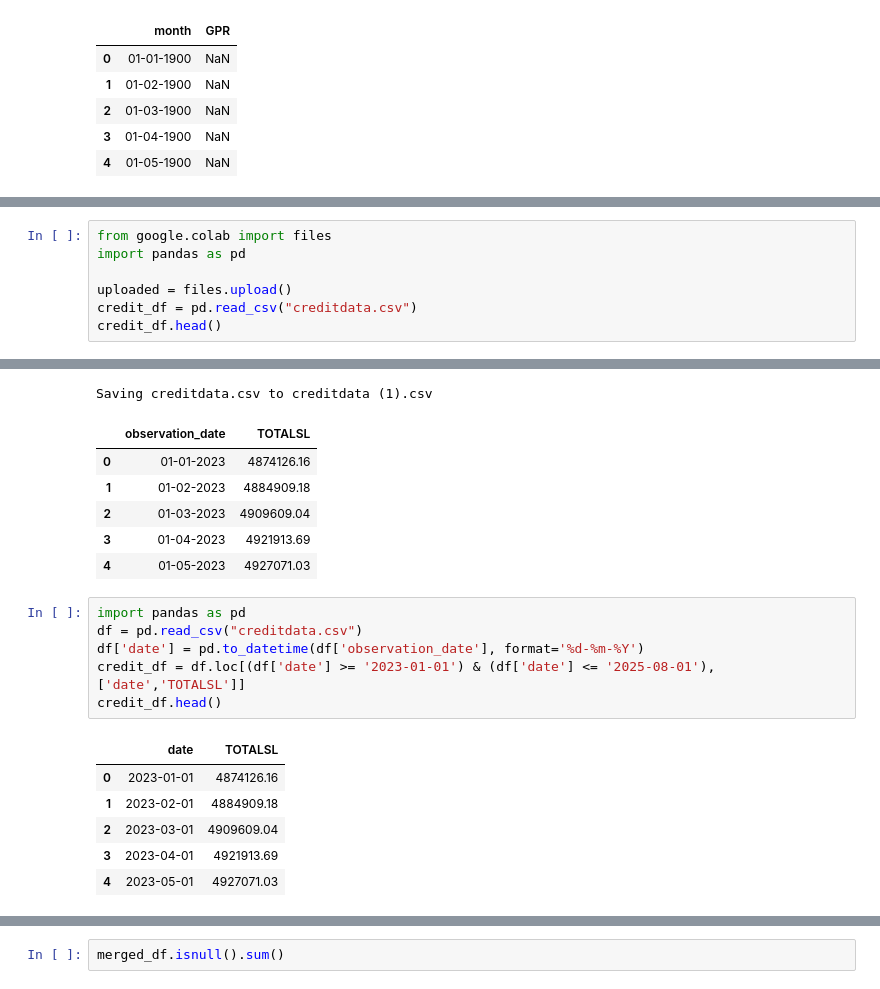
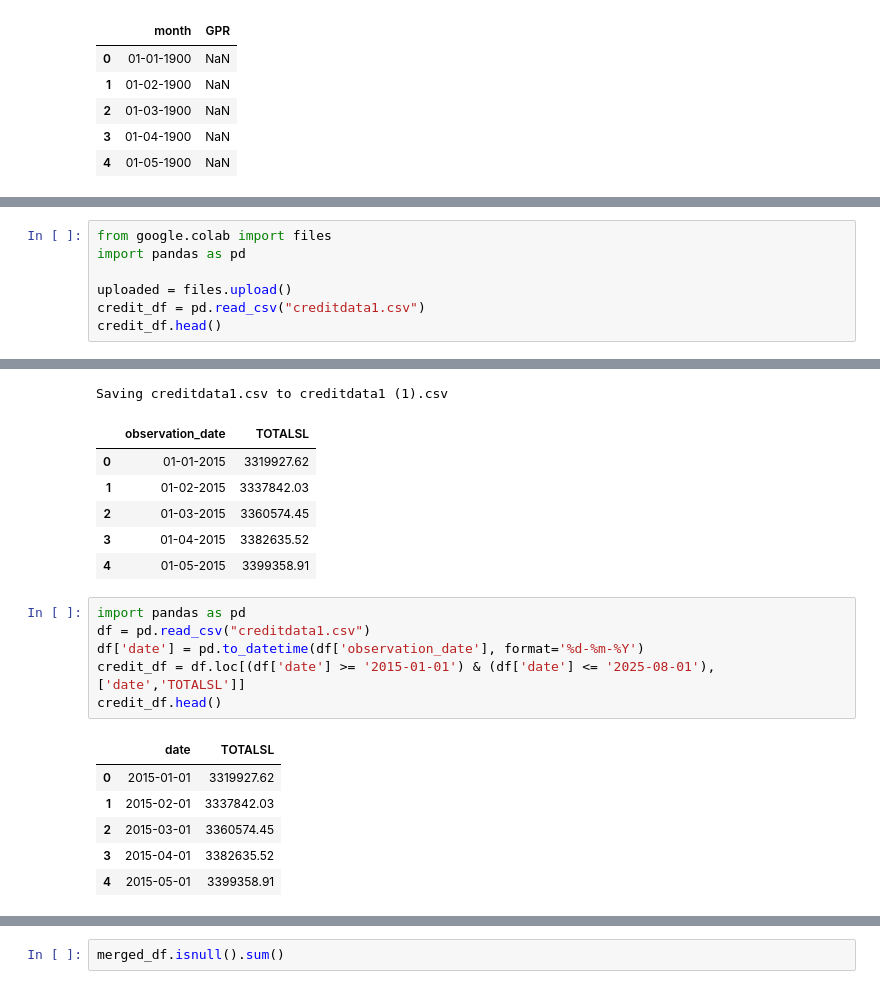
Before and after one commit to anjalirephy-code/GPR_Credit_Analysis, a Jupyter notebook: Geopolitical_Risk_Impact.ipynb, the cells around one changed output, grey strips where cells are left out. Saved outputs shown, nothing was run; the diff lists cells and outputs as text.

```diff
--- a/Geopolitical_Risk_Impact.ipynb
+++ b/Geopolitical_Risk_Impact.ipynb
@@ -50,32 +50,32 @@ gpr_df.head()
 # %%
 from google.colab import files
 import pandas as pd
 
 uploaded = files.upload()
-credit_df = pd.read_csv("creditdata.csv")
+credit_df = pd.read_csv("creditdata1.csv")
 credit_df.head()
 # %% [output]
 [interactive output not drawn]
-Saving creditdata.csv to creditdata (1).csv
+Saving creditdata1.csv to creditdata1 (1).csv
 |  | observation_date | TOTALSL |
-| 0 | 01-01-2023 | 4874126.16 |
-| 1 | 01-02-2023 | 4884909.18 |
-| 2 | 01-03-2023 | 4909609.04 |
-| 3 | 01-04-2023 | 4921913.69 |
-| 4 | 01-05-2023 | 4927071.03 |
+| 0 | 01-01-2015 | 3319927.62 |
+| 1 | 01-02-2015 | 3337842.03 |
+| 2 | 01-03-2015 | 3360574.45 |
+| 3 | 01-04-2015 | 3382635.52 |
+| 4 | 01-05-2015 | 3399358.91 |
 # %%
 import pandas as pd
-df = pd.read_csv("creditdata.csv")
+df = pd.read_csv("creditdata1.csv")
 df['date'] = pd.to_datetime(df['observation_date'], format='%d-%m-%Y')
-credit_df = df.loc[(df['date'] >= '2023-01-01') & (df['date'] <= '2025-08-01'), ['date','TOTALSL']]
+credit_df = df.loc[(df['date'] >= '2015-01-01') & (df['date'] <= '2025-08-01'), ['date','TOTALSL']]
 credit_df.head()
 # %% [output]
 |  | date | TOTALSL |
-| 0 | 2023-01-01 | 4874126.16 |
-| 1 | 2023-02-01 | 4884909.18 |
-| 2 | 2023-03-01 | 4909609.04 |
-| 3 | 2023-04-01 | 4921913.69 |
-| 4 | 2023-05-01 | 4927071.03 |
+| 0 | 2015-01-01 | 3319927.62 |
+| 1 | 2015-02-01 | 3337842.03 |
+| 2 | 2015-03-01 | 3360574.45 |
+| 3 | 2015-04-01 | 3382635.52 |
+| 4 | 2015-05-01 | 3399358.91 |
 # %%
 merged_df = pd.merge(gpr_df, credit_df, on='date', how='inner')
 merged_df.head()
```
Also changed, not shown: parts of 7 cells of this notebook.
